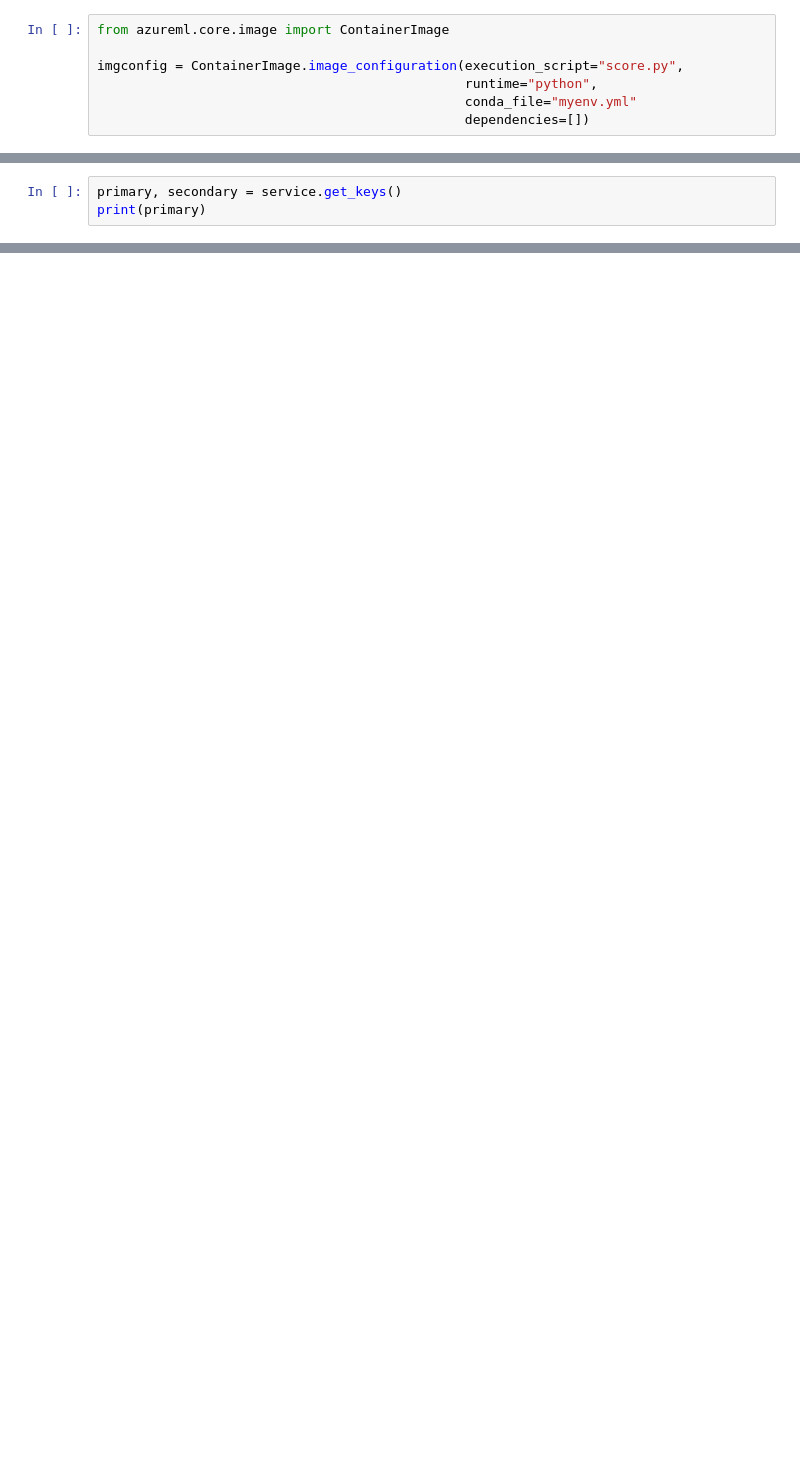
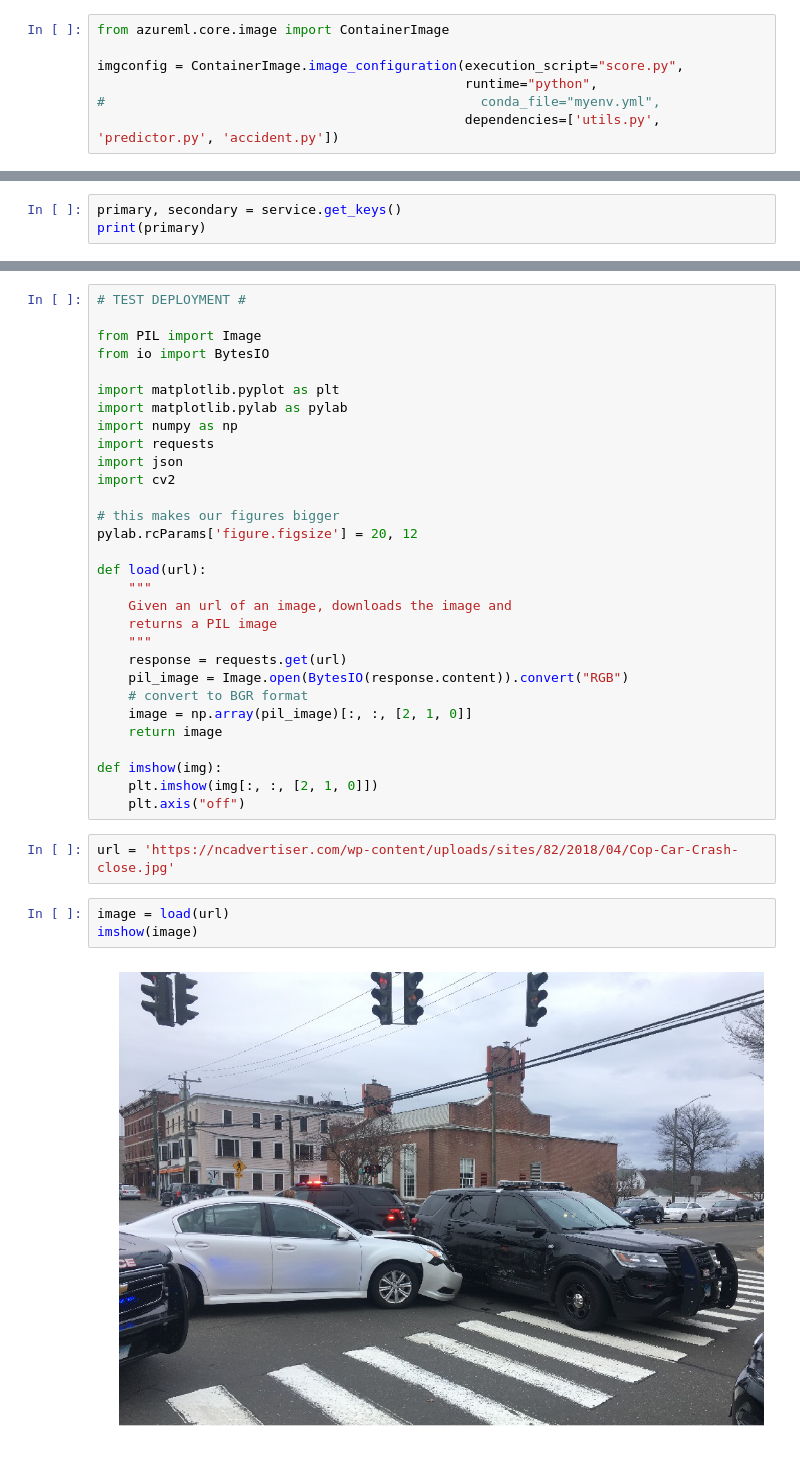
Before and after one commit to Div99/CrashDetection, a Jupyter notebook: AzureMLDeploy.ipynb, the cells around one changed output, grey strips where cells are left out. Saved outputs shown, nothing was run; the diff lists cells and outputs as text; blank space fills up the shorter version.

```diff
--- a/AzureMLDeploy.ipynb
+++ b/AzureMLDeploy.ipynb
@@ -71,8 +75,8 @@ from azureml.core.image import ContainerImage
 
 imgconfig = ContainerImage.image_configuration(execution_script="score.py",
                                                runtime="python",
-                                               conda_file="myenv.yml"
-                                               dependencies=[])
+#                                                conda_file="myenv.yml",
+                                               dependencies=['utils.py', 'predictor.py', 'accident.py'])
 # %%
 # use an image available in a private Container Registry
 imgconfig.base_image = "crashdetector.azurecr.io/maskrcnn"
@@ -145,0 +185,37 @@ print(result)
+# %%
+# TEST DEPLOYMENT #
+
+from PIL import Image
+from io import BytesIO
+
+import matplotlib.pyplot as plt
+import matplotlib.pylab as pylab
+import numpy as np
+import requests
+import json
+import cv2
+
+# this makes our figures bigger
+pylab.rcParams['figure.figsize'] = 20, 12
+
+def load(url):
+    """
+    Given an url of an image, downloads the image and
+    returns a PIL image
+    """
+    response = requests.get(url)
+    pil_image = Image.open(BytesIO(response.content)).convert("RGB")
+    # convert to BGR format
+    image = np.array(pil_image)[:, :, [2, 1, 0]]
+    return image
+
+def imshow(img):
+    plt.imshow(img[:, :, [2, 1, 0]])
+    plt.axis("off")
+# %%
+url = 'https://ncadvertiser.com/wp-content/uploads/sites/82/2018/04/Cop-Car-Crash-close.jpg'
+# %%
+image = load(url)
+imshow(image)
+# %% [output]
+[figure, added]
```
Also changed, not shown: parts of 12 cells of this notebook, 7 other files.
